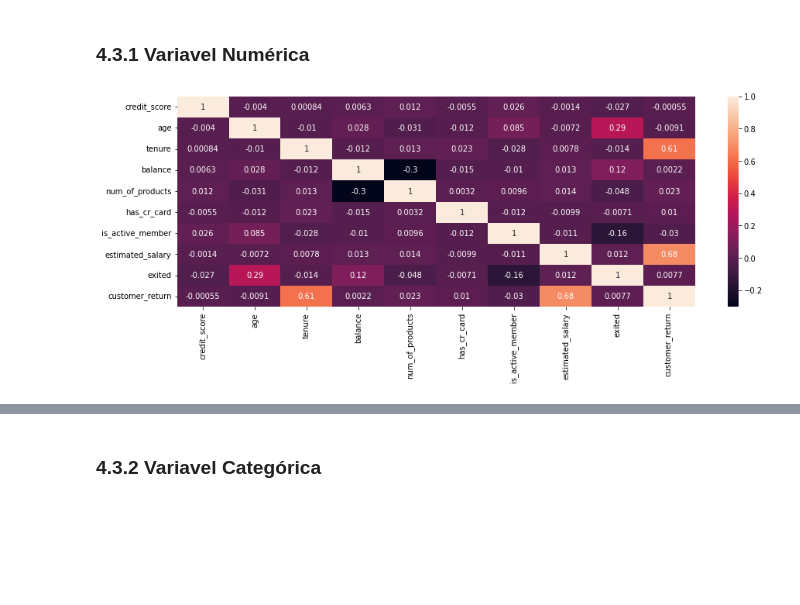
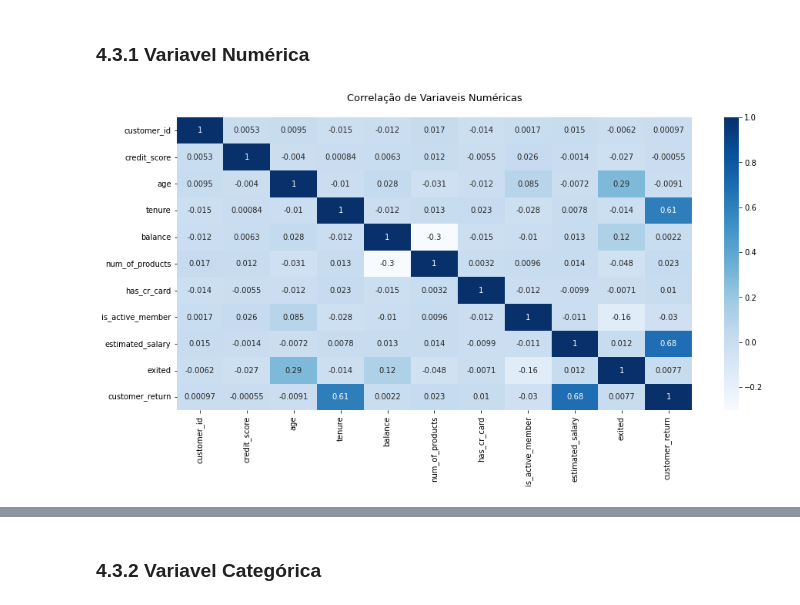
Before and after one commit to Jhonatanslopes/Bank-Customer-Churn, a Jupyter notebook: Notebook/notebook.ipynb, the cells around one changed output, grey strips where cells are left out. Saved outputs shown, nothing was run; the diff lists cells and outputs as text; code cells hidden in the pictures; blank space fills up the shorter version.

```diff
--- a/Notebook/notebook.ipynb
+++ b/Notebook/notebook.ipynb
@@ -579,5 +694,6 @@ df2['customer_return'] = df2[['estimated_salary', 'tenure']].apply(lambda x: (x[
 # %%
-df2.drop(columns=['row_number', 'surname', 'customer_id'], inplace=True)
+# drop columns not used
+df2.drop(columns=['row_number', 'surname'], inplace=True)
 # %% [markdown]
 # 4.0 EDA
 # %% [markdown]
@@ -800,11 +980,14 @@ plt.legend();
 # %% [markdown]
 ### 4.3.1 Variavel Numérica
 # %%
+# filter numerical attributes
 num = df4.select_dtypes(include=['int64', 'float64'])
 
-plt.figure(figsize=(15, 5))
-sns.heatmap(num.corr(method='pearson'), annot=True);
+# plot correlation
+plt.figure(figsize=(15, 7))
+sns.heatmap(num.corr(method='pearson'), annot=True, cmap='Blues')
+plt.title('Correlação de Variaveis Numéricas\n', fontsize=13);
 # %% [output]
-[figure, old version]
+[figure, new version]
 # %% [markdown]
 **Insight:**
```
Also changed, not shown: parts of 100 cells of this notebook.
